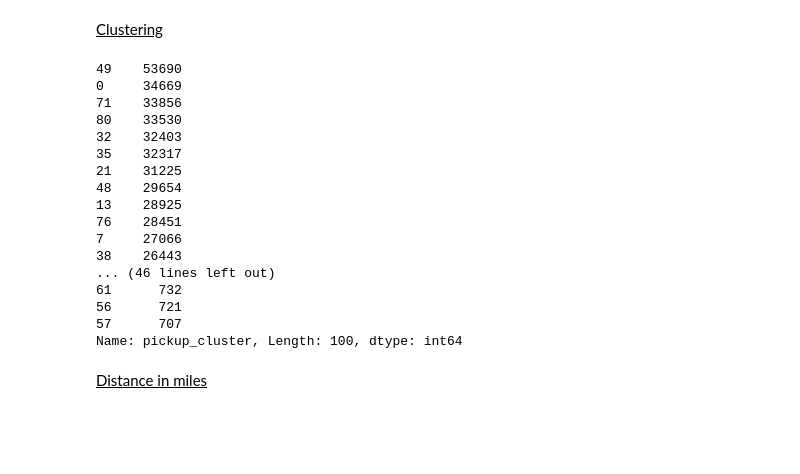
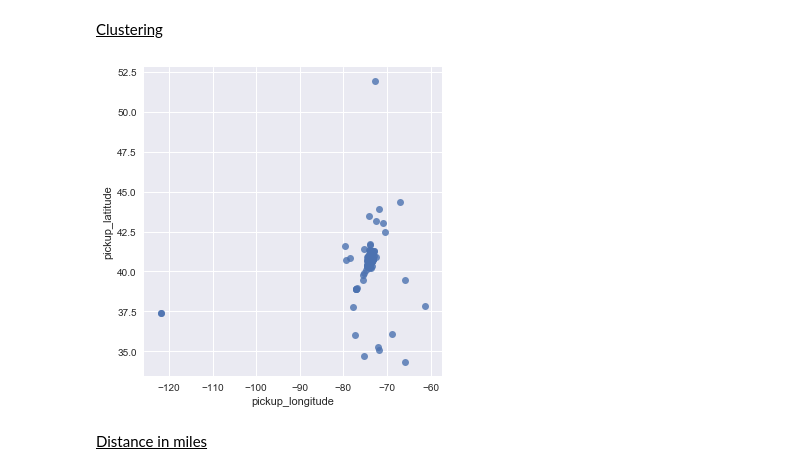
Before and after one commit to MelanVijayaratnam/Kaggle-nb, a Jupyter notebook: Taxi/Taxi.ipynb, the cells around one changed output. Saved outputs shown, nothing was run; the diff lists cells and outputs as text; code cells hidden in the pictures; blank space fills up the shorter version.

```diff
--- a/Taxi/Taxi.ipynb
+++ b/Taxi/Taxi.ipynb
@@ -441,27 +447,14 @@ train_df['pickup_cluster'] = kmeans.predict(train_df[['pickup_latitude', \
 test_df['pickup_cluster']  = kmeans.predict(test_df[['pickup_latitude', \
                                                     'pickup_longitude']])
 # %%
-sns.lmplot(x=pickup_longitude, y=pickup_latitude, hue=)
+sns.lmplot(x='pickup_longitude',
+           y='pickup_latitude',
+           fit_reg=False,
+#            hue='pickup_cluster',
+          data=train_df)
+plt.show()
+# %% [output]
+[figure, added]
-# %%
-train_df['pickup_cluster'].value_counts()
-# %% [output]
-49    53690
-0     34669
-71    33856
-80    33530
-32    32403
-35    32317
-21    31225
-48    29654
-13    28925
-76    28451
-7     27066
-38    26443
-... (46 lines left out)
-61      732
-56      721
-57      707
-Name: pickup_cluster, Length: 100, dtype: int64
 # %% [markdown]
 <u>Distance in miles</u>
 # %%
```
Also changed, not shown: parts of 34 cells of this notebook.
